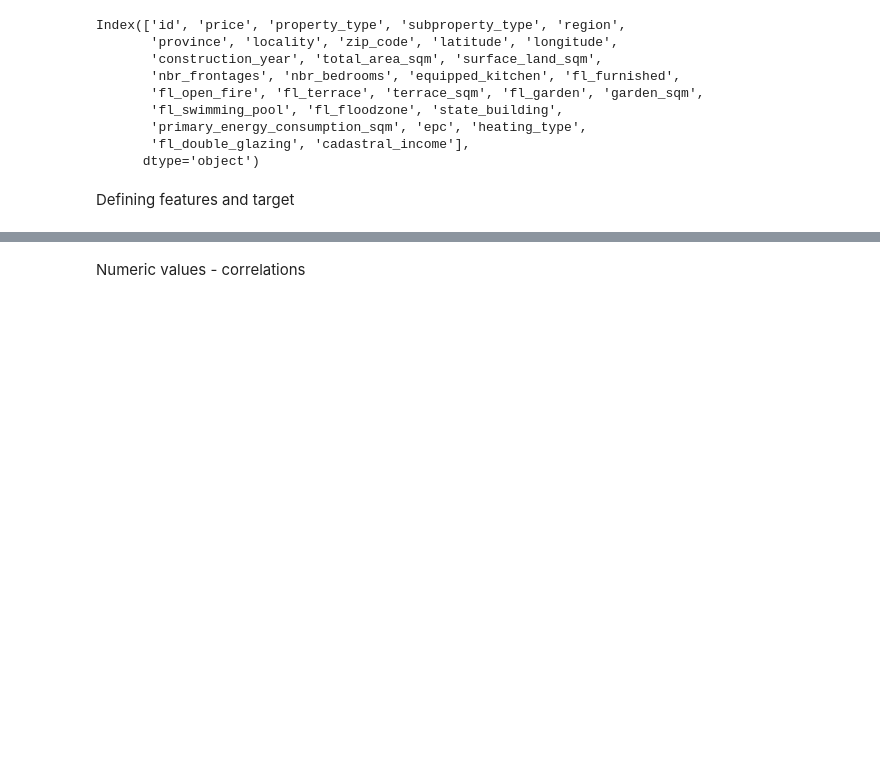
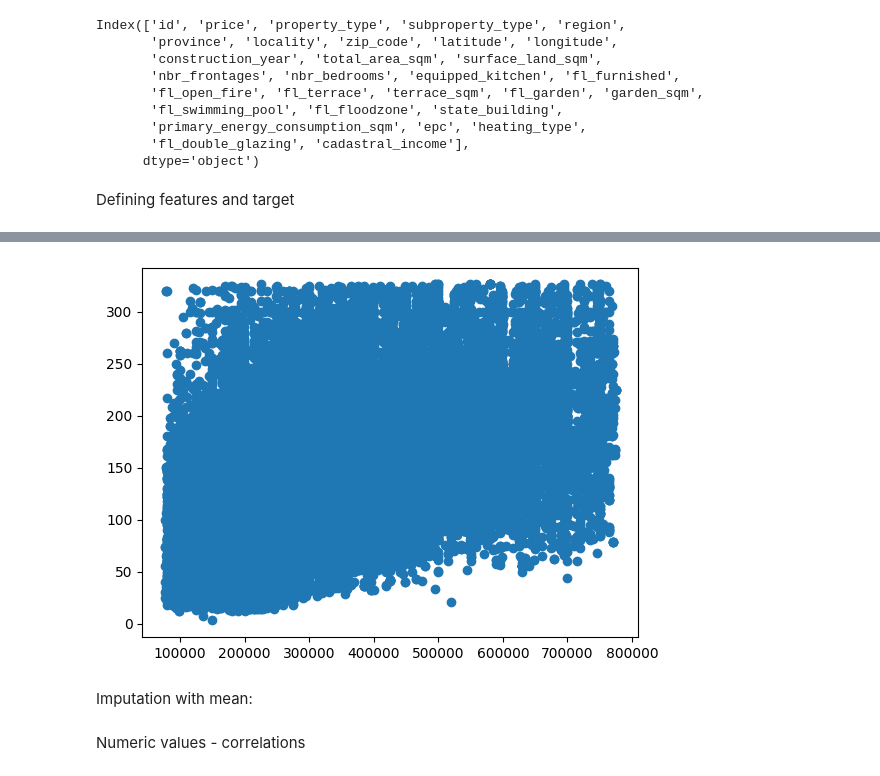
Before and after one commit to Lu-cc/immo-eliza-ml, a Jupyter notebook: exploring_data.ipynb, the cells around one changed output, grey strips where cells are left out. Cells and saved outputs as stored; diff of their text form; code cells hidden in the pictures; blank space fills up the shorter version.

```diff
--- a/exploring_data.ipynb
+++ b/exploring_data.ipynb
@@ -79,0 +76,5 @@ print(imp_num_val.head())
+# %%
+plt.scatter(data["price"], data["total_area_sqm"])
+plt.show()
+# %% [output]
+[figure, added]
@@ -79,0 +86,2 @@ print(imp_num_val.head())
+# %% [markdown]
+Imputation with mean:
```
Also changed, not shown: parts of 22 cells of this notebook, 2 other files.
